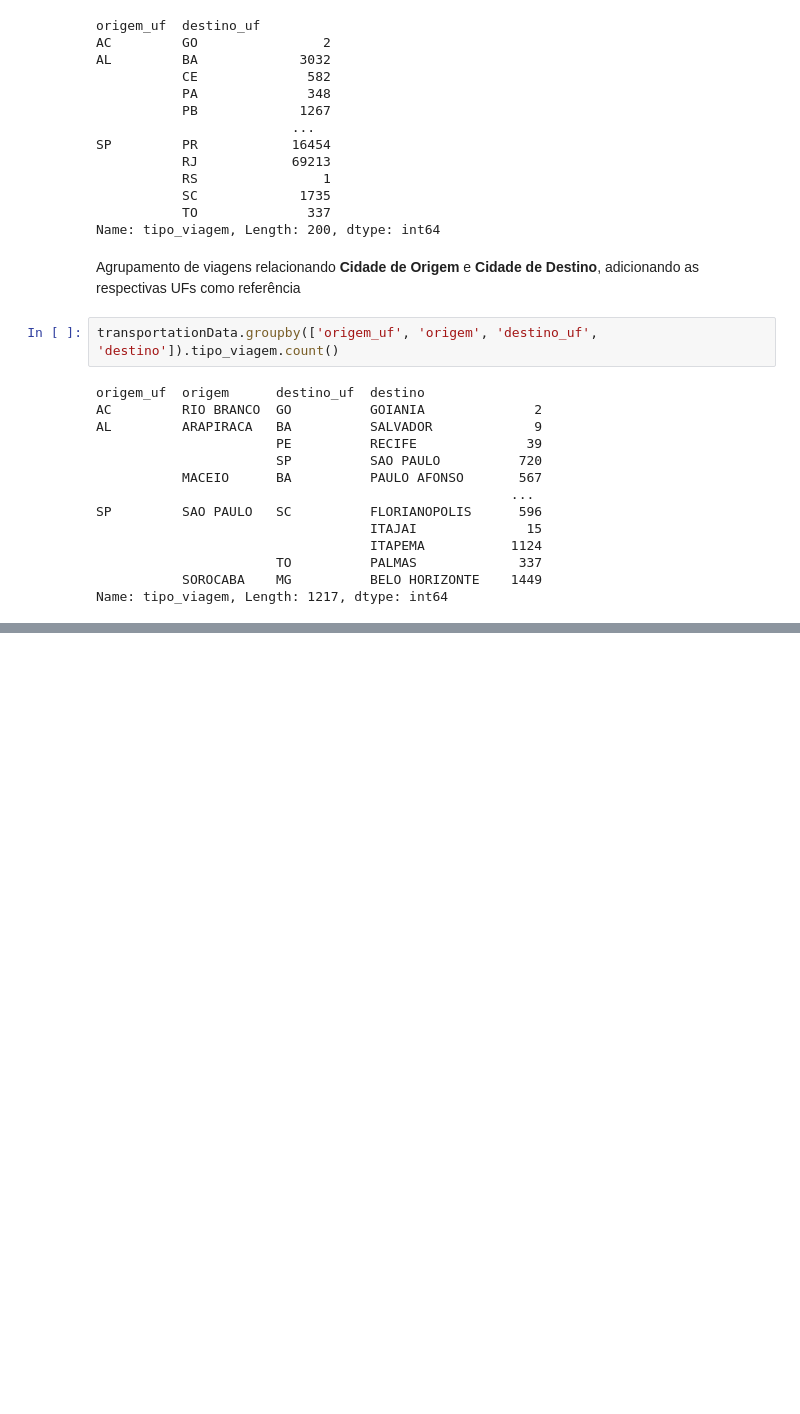
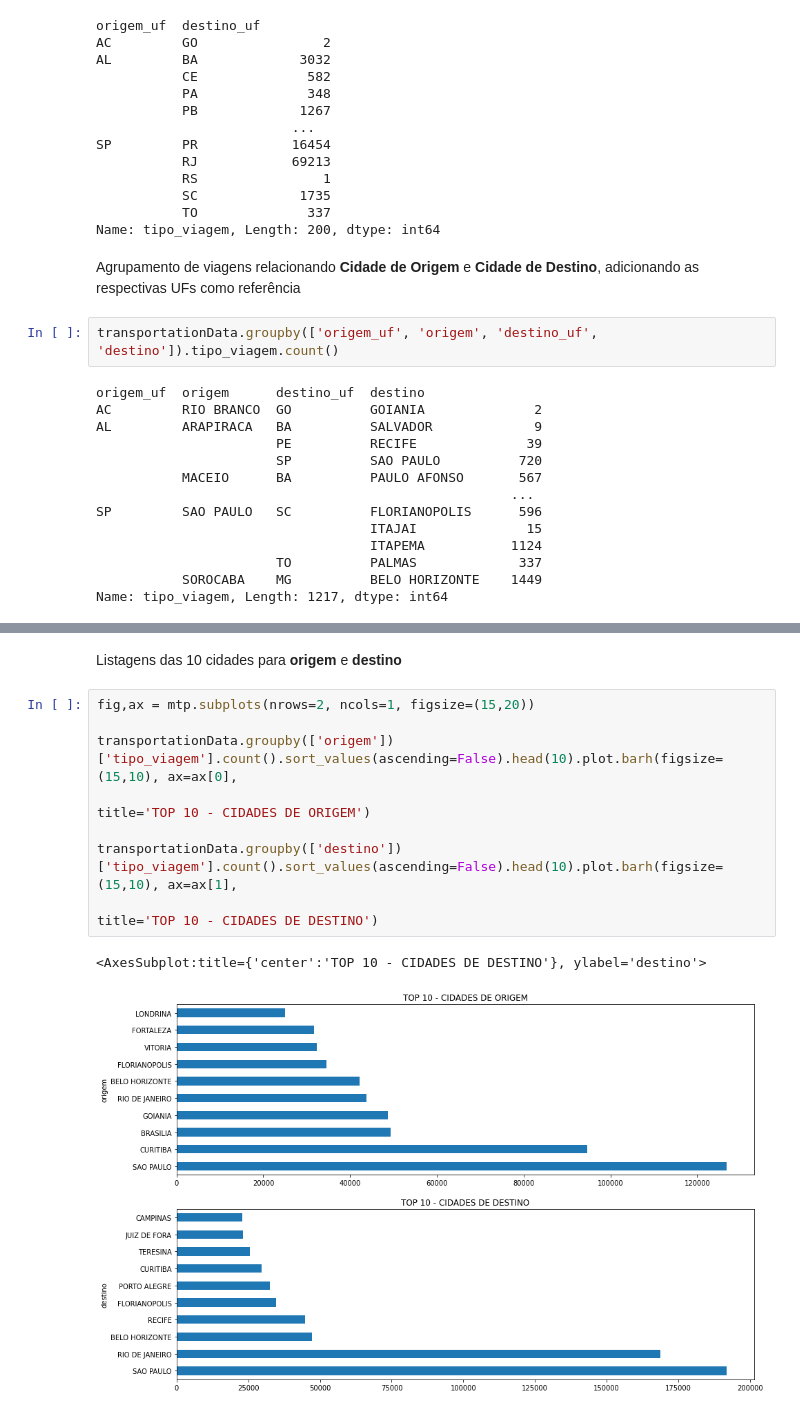
Before and after one commit to luisgustavoreimberg/uni9-data_science-brazil_transportation, a Jupyter notebook: BrazilTransportation[2019-2020].ipynb, the cells around one changed output, grey strips where cells are left out. Cells and saved outputs as stored; diff of their text form; blank space fills up the shorter version.

```diff
--- a/BrazilTransportation[2019-2020].ipynb
+++ b/BrazilTransportation[2019-2020].ipynb
@@ -294,0 +310,13 @@ Name: tipo_viagem, Length: 1217, dtype: int64
+# %% [markdown]
+Listagens das 10 cidades para **origem** e **destino**
+# %%
+fig,ax = mtp.subplots(nrows=2, ncols=1, figsize=(15,20))
+
+transportationData.groupby(['origem'])['tipo_viagem'].count().sort_values(ascending=False).head(10).plot.barh(figsize=(15,10), ax=ax[0],
+                                                                                                                title='TOP 10 - CIDADES DE ORIGEM')
+
+transportationData.groupby(['destino'])['tipo_viagem'].count().sort_values(ascending=False).head(10).plot.barh(figsize=(15,10), ax=ax[1],
+                                                                                                                title='TOP 10 - CIDADES DE DESTINO')
+# %% [output]
+<AxesSubplot:title={'center':'TOP 10 - CIDADES DE DESTINO'}, ylabel='destino'>
+[figure, added]
```
Also changed, not shown: parts of 9 cells of this notebook.
